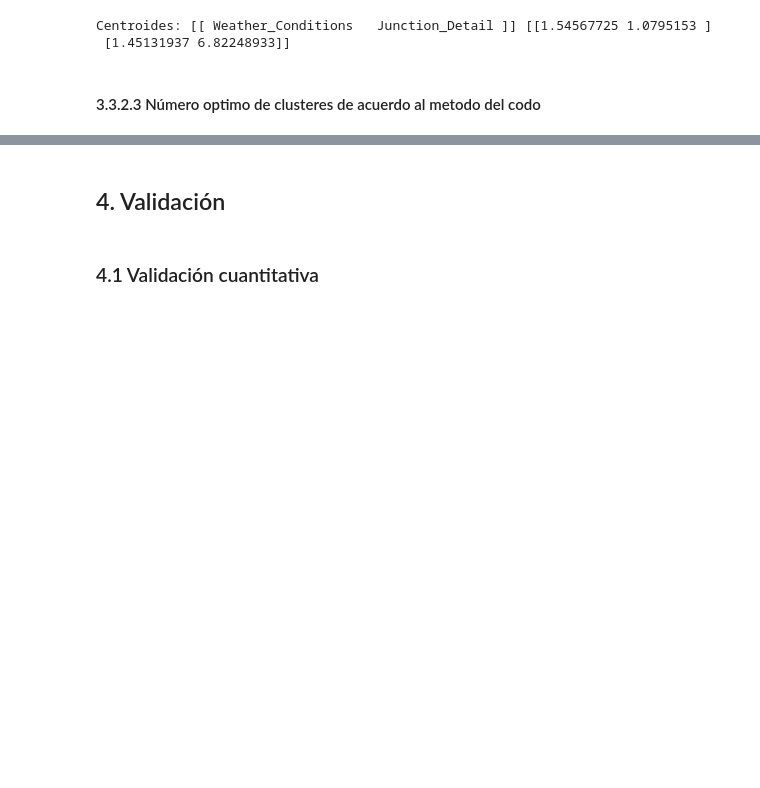
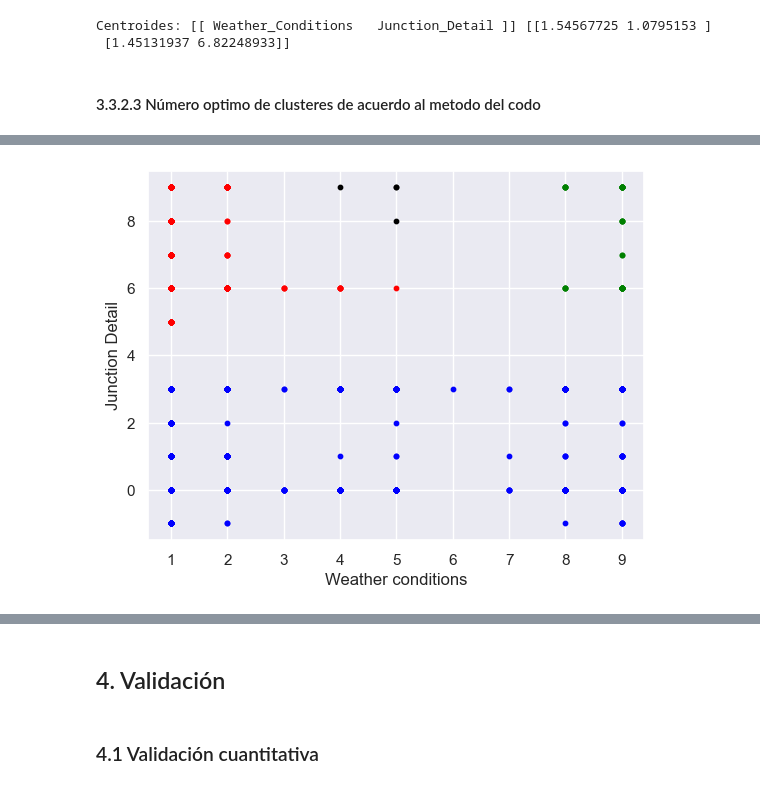
Before and after one commit to jjosorioc/ISIS3301-lab01-clustering, a Jupyter notebook: lab1.ipynb, the cells around one changed output, grey strips where cells are left out. Drawn from its saved outputs; the diff is of its cells as text; code cells hidden in the pictures; blank space fills up the shorter version.

```diff
--- a/lab1.ipynb
+++ b/lab1.ipynb
@@ -457,0 +482,16 @@ plot_distortion(df_bicialpes[selected_cols],1,11)
+# %%
+plt.scatter(cols_number[lbs == -1, 0], cols_number[lbs == -1, 1], s = 10, c = 'black')
+
+plt.scatter(cols_number[lbs == 0, 0], cols_number[lbs == 0, 1], s = 10, c = 'blue')
+plt.scatter(cols_number[lbs == 1, 0], cols_number[lbs == 1, 1], s = 10, c = 'red')
+plt.scatter(cols_number[lbs == 2, 0], cols_number[lbs == 2, 1], s = 10, c = 'green')
+plt.scatter(cols_number[lbs == 3, 0], cols_number[lbs == 3, 1], s = 10, c = 'brown')
+plt.scatter(cols_number[lbs == 4, 0], cols_number[lbs == 4, 1], s = 10, c = 'pink')
+plt.scatter(cols_number[lbs == 5, 0], cols_number[lbs == 5, 1], s = 10, c = 'yellow')
+plt.scatter(cols_number[lbs == 6, 0], cols_number[lbs == 6, 1], s = 10, c = 'silver')
+
+plt.xlabel('Weather conditions')
+plt.ylabel('Junction Detail')
+plt.show()
+# %% [output]
+[figure, added]
```
Also changed, not shown: parts of 12 cells of this notebook.
